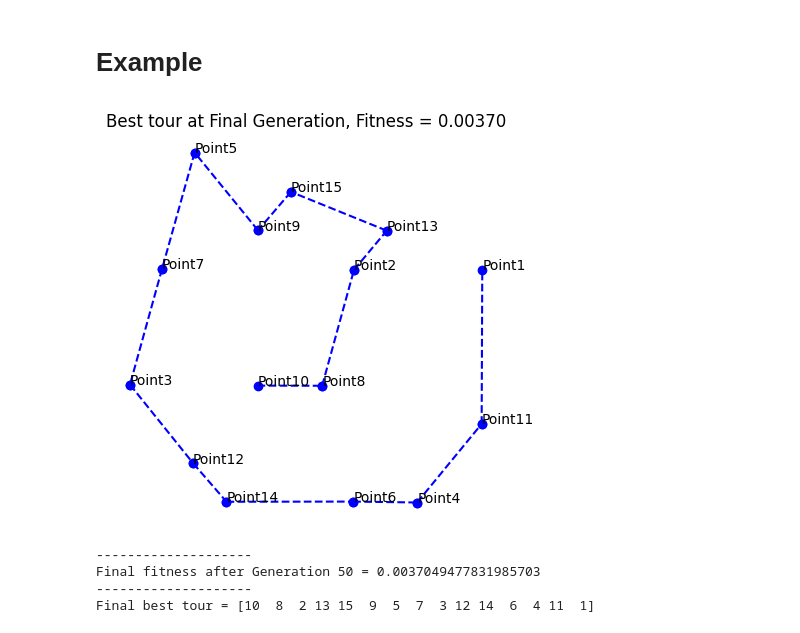
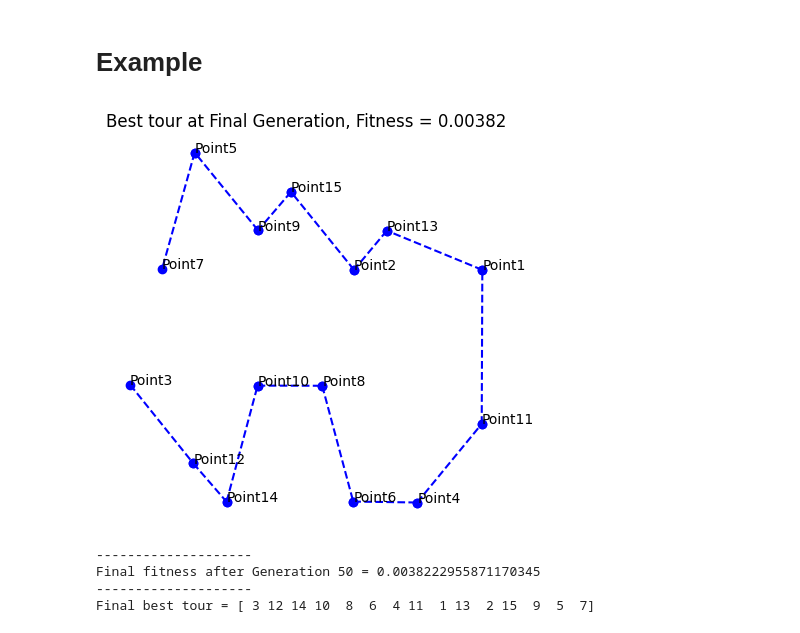
Before and after one commit to osamaoun97/Random-search-techniques, a Jupyter notebook: TSP using genetic algorithm.ipynb, the cells around one changed output. Drawn from its saved outputs; the diff is of its cells as text; code cells hidden in the pictures.

```diff
--- a/TSP using genetic algorithm.ipynb
+++ b/TSP using genetic algorithm.ipynb
@@ -200,19 +200,19 @@ class GeneticAlgorithm:
 # Example
 # %%
 dist_mat
-n_pop = 50
+n_pop = 100
 n_gen = 50
-n_elite = 10
+n_elite = 20
 swap_prop = .7
 mut_prop =.7
 tournment_k = 10
 
 ga = GeneticAlgorithm(dist_mat, n_pop, n_gen, n_elite, swap_prop, mut_prop, tournment_k)
 
 best_tour = ga.run_genetic_algorithm()
 # %% [output]
-[figure, old version]
+[figure, new version]
 --------------------
-Final fitness after Generation 50 = 0.0037049477831985703
+Final fitness after Generation 50 = 0.0038222955871170345
 --------------------
-Final best tour = [10  8  2 13 15  9  5  7  3 12 14  6  4 11  1]
+Final best tour = [ 3 12 14 10  8  6  4 11  1 13  2 15  9  5  7]
```
Also changed, not shown: parts of 1 cell of this notebook, 2 other files.
